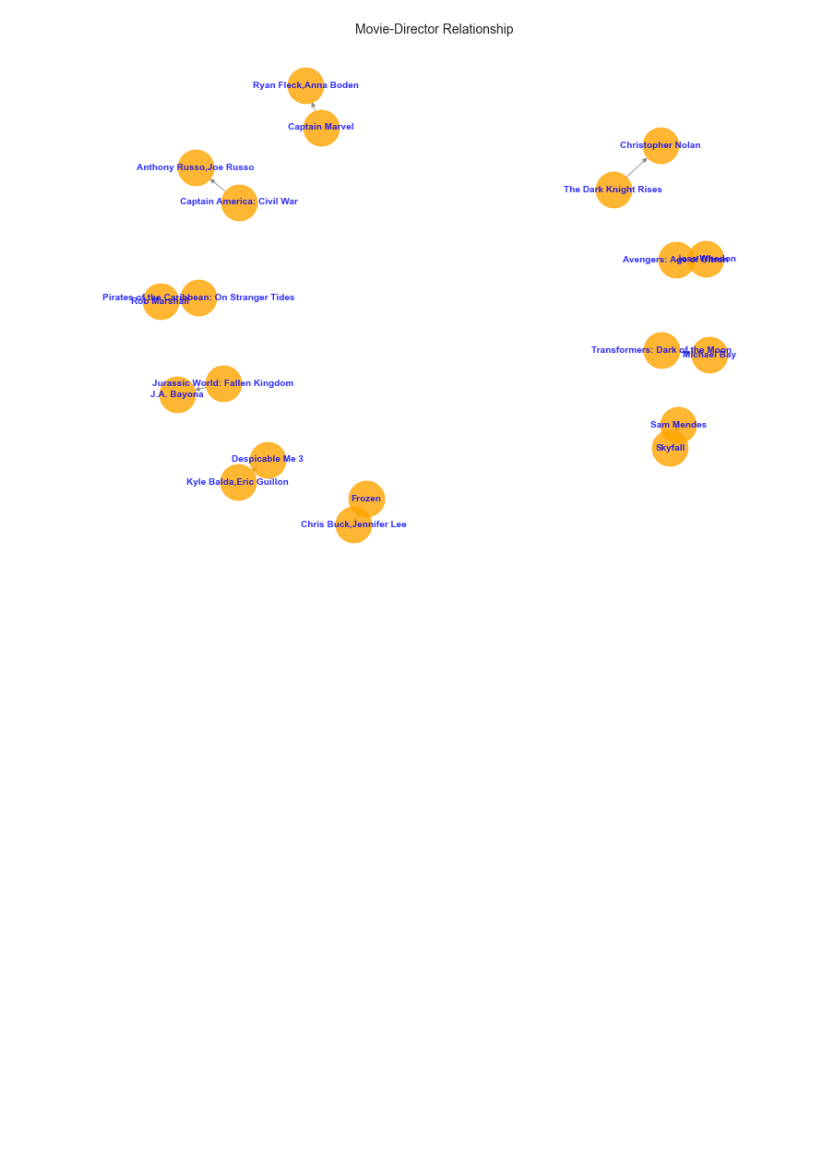
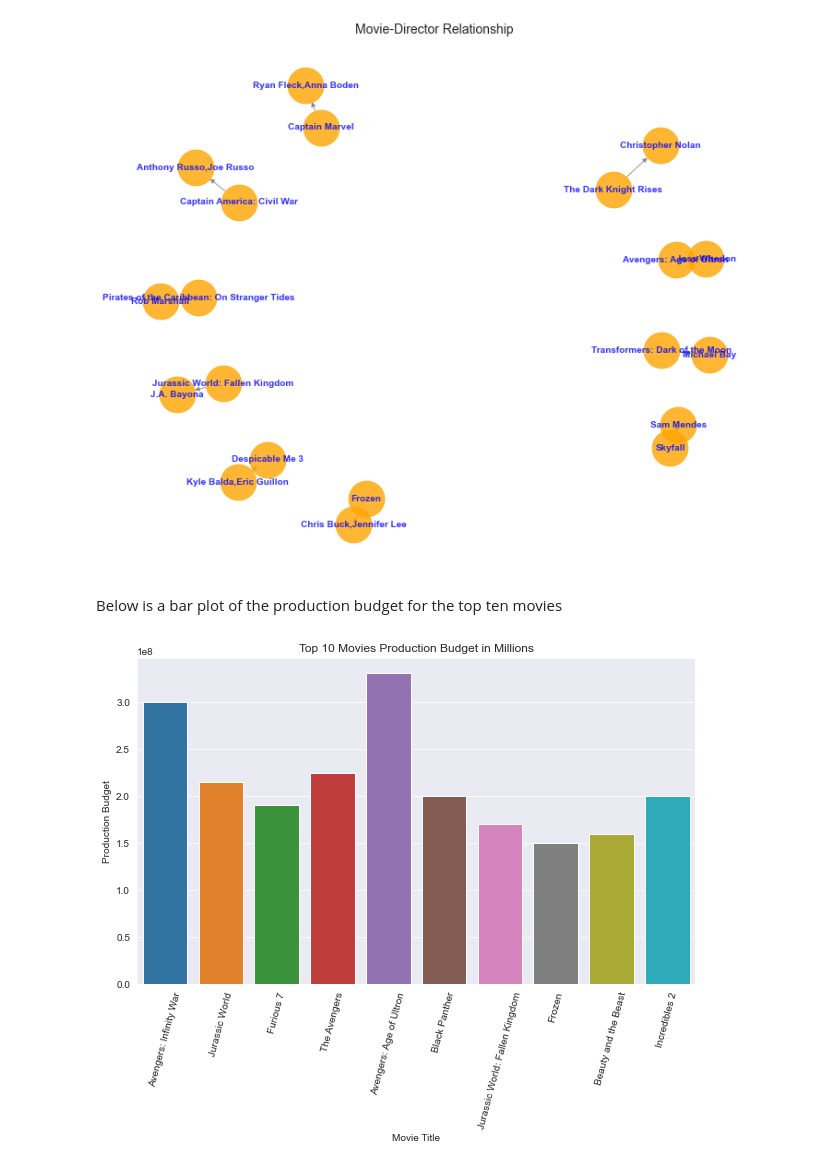
Before and after one commit to GraceRotich/project1-phaseone, a Jupyter notebook: student.ipynb, the cells around one changed output. Drawn from its saved outputs; the diff is of its cells as text; code cells hidden in the pictures; blank space fills up the shorter version.

Commit message:
Bar chart for top ten movies vs their production budget

```diff
--- a/student.ipynb
+++ b/student.ipynb
@@ -595,3 +595,16 @@ plt.axis('off')     # Hide axis
 plt.show()
 # %% [output]
 [figure]
+# %% [markdown]
+Below is a bar plot of the production budget for the top ten movies
+# %%
+movie_budget, ax = plt.subplots(figsize=(10,6));
+sns.barplot(x=top_10_movies_revenue['movie'], y=top_10_movies_revenue['production_budget']);
+ax.set_xlabel('Movie Title');
+ax.set_ylabel('Production Budget');
+ax.set_title('Top 10 Movies Production Budget in Millions');
+sns.set_style('darkgrid')
+plt.xticks(rotation = 75);
+plt.show();
+# %% [output]
+[figure, added]
```
